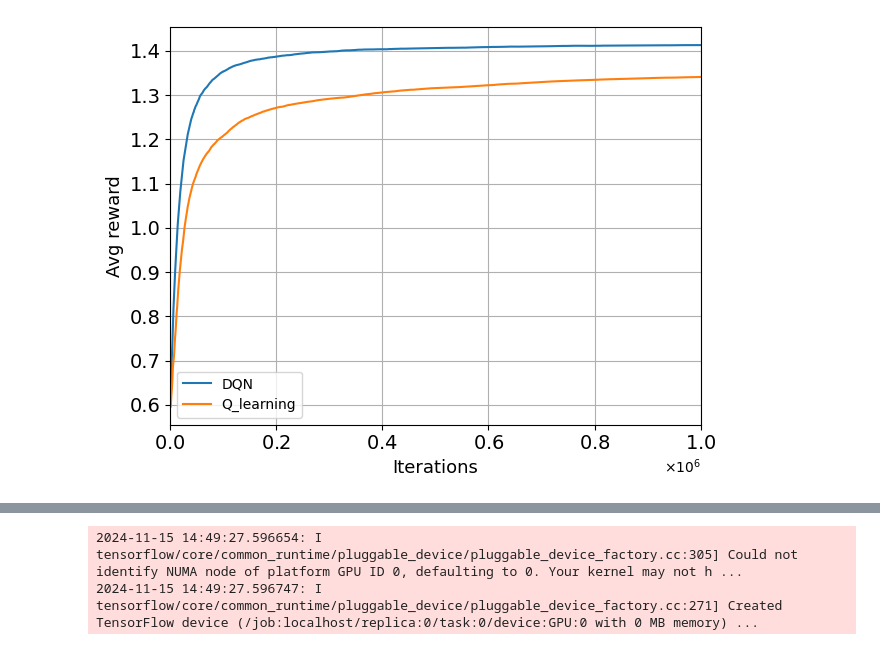
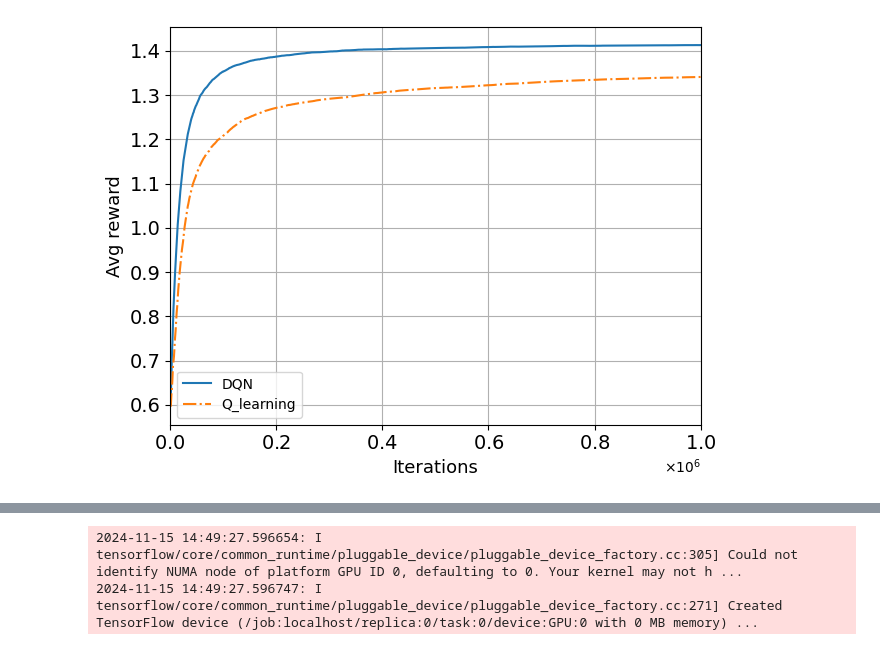
Before and after one commit to dunghoangtrung125/graduation_thesis, a Jupyter notebook: source_code/htt_vs_dqn.ipynb, the cells around one changed output, grey strips where cells are left out. Saved outputs shown, nothing was run; the diff lists cells and outputs as text; code cells hidden in the pictures.

Commit message:
Change image and add two side thesis

```diff
--- a/source_code/htt_vs_dqn.ipynb
+++ b/source_code/htt_vs_dqn.ipynb
@@ -1,28 +1,28 @@
 # %%
 import matplotlib.pyplot as plt
 import pandas as pd
 from matplotlib.ticker import ScalarFormatter
 
 df_dqn = pd.read_csv('csv/ddqn.csv')
 df_q_learning = pd.read_csv('csv/q_learning.csv')
 
 # plt.figure(figsize=(10, 5))  # Set the figure size
 plt.ticklabel_format(axis='x', style='sci', scilimits=(0, 6))
 plt.xlim(0, 10 * 10**5)
 plt.plot(df_dqn['Iteration'], df_dqn['Avg Throughput'], label='DQN')
-plt.plot(df_q_learning['Iteration'], df_q_learning['Avg Throughput'], label='Q_learning')
+plt.plot(df_q_learning['Iteration'], df_q_learning['Avg Throughput'], label='Q_learning', linestyle='dashdot')
 plt.ylabel('Avg reward', fontsize = 13)
 plt.xlabel('Iterations', fontsize = 13)
 plt.xticks(fontsize = 14)
 plt.yticks(fontsize = 14)
 plt.grid(True)
 plt.tight_layout()
 plt.legend()
 formatter = ScalarFormatter(useMathText=True)
 plt.gca().xaxis.set_major_formatter(formatter)
 plt.show()
 # %% [output]
-[figure, old version]
+[figure, new version]
 # %%
 from parameters import *
 from simulation.harvest_then_transmit import HarvestThenTransmitt
```
Also changed, not shown: 14 other files.
